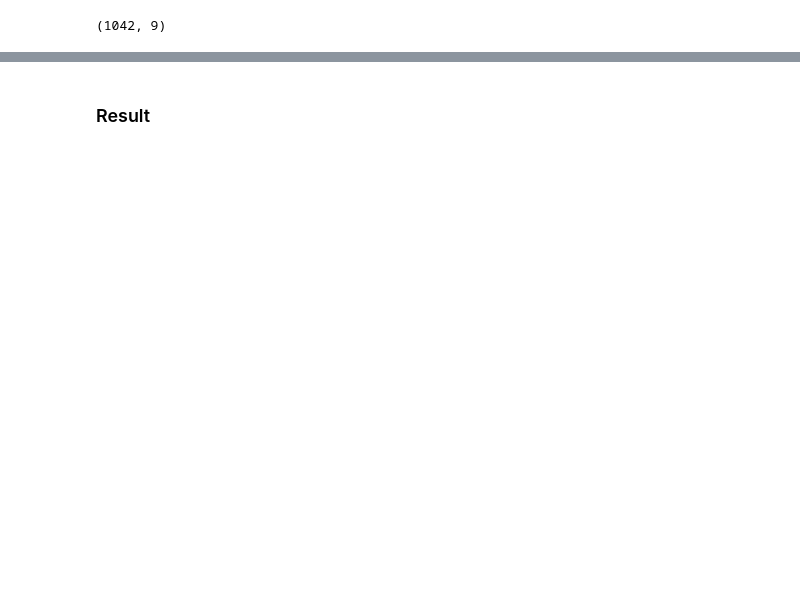
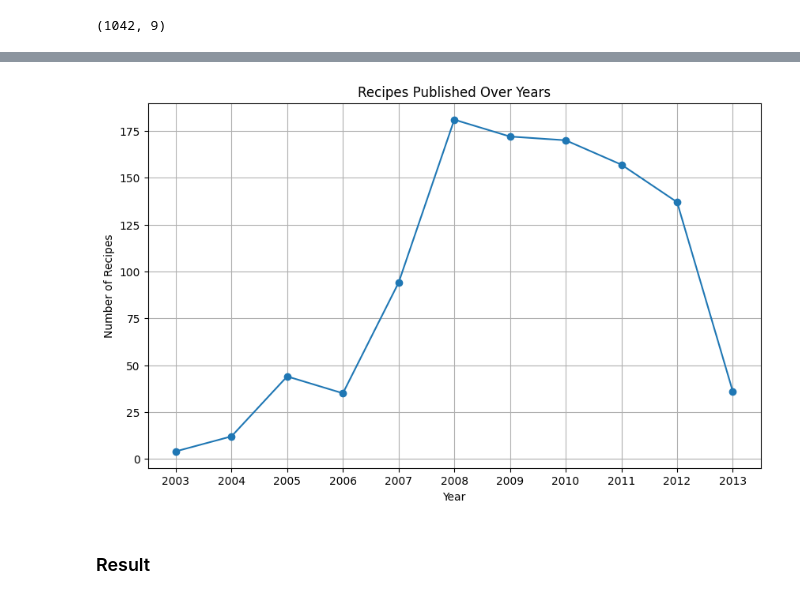
Before and after one commit to QzQz-2000/recipes-etl, a Jupyter notebook: eda.ipynb, the cells around one changed output, grey strips where cells are left out. Drawn from its saved outputs; the diff is of its cells as text; code cells hidden in the pictures; blank space fills up the shorter version.

```diff
--- a/eda.ipynb
+++ b/eda.ipynb
@@ -3,7 +5,7 @@ import pandas as pd
 # %% [markdown]
 ### Dataset
 # %%
-df = pd.read_csv('recipes.csv', index_col=None)
+df = pd.read_csv('recipes.csv', parse_dates=['datePublished'])
 # %%
 df.head()
 # %% [output]
@@ -73,0 +82,4 @@ Name: prepTime, dtype: object
+# %%
+df['year'] = df['datePublished'].dt.year
+recipes_per_year = df.groupby('year').size()
+print(recipes_per_year)
@@ -73,0 +122,14 @@ Name: prepTime, dtype: object
+# %%
+import matplotlib.pyplot as plt
+
+recipes_per_year = df['datePublished'].dt.year.value_counts().sort_index()
+
+plt.figure(figsize=(10, 6))
+plt.plot(recipes_per_year.index, recipes_per_year.values, marker='o', linestyle='-')
+plt.title('Recipes Published Over Years')
+plt.xlabel('Year')
+plt.ylabel('Number of Recipes')
+plt.grid(True)
+plt.xticks(recipes_per_year.index)
+plt.show()
+# %% [output]
@@ -74,3 +153,4 @@ Name: prepTime, dtype: object
+[figure, added]
 # %% [markdown]
 ### Result
 # %%
```
Also changed, not shown: parts of 13 cells of this notebook, 7 other files.
